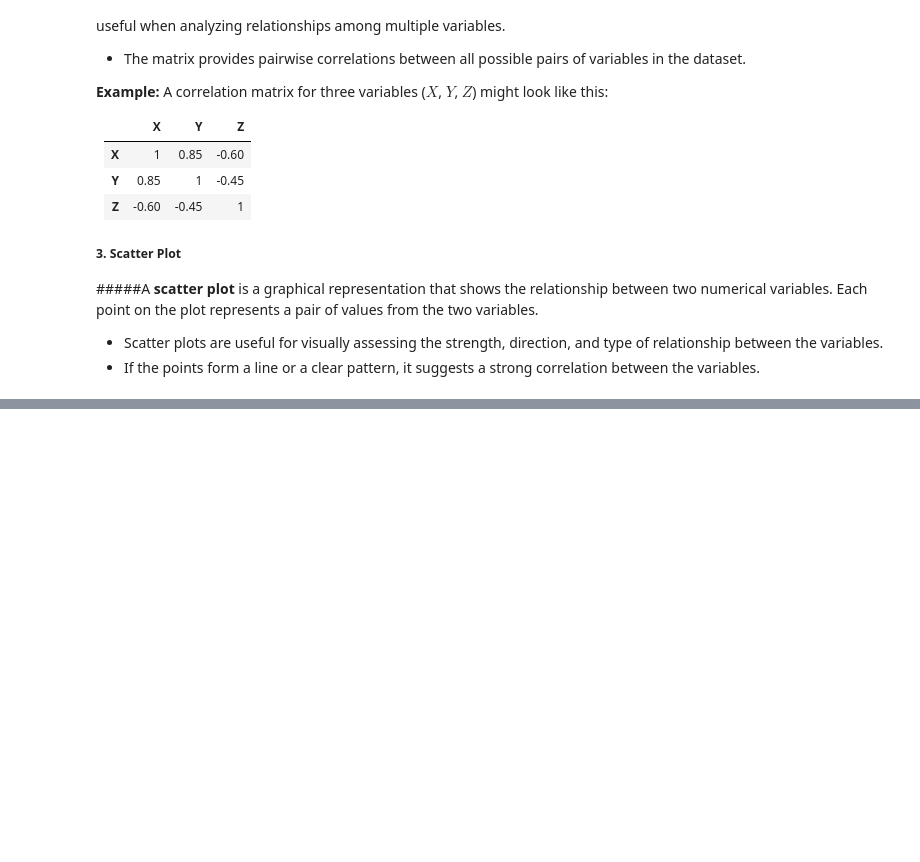
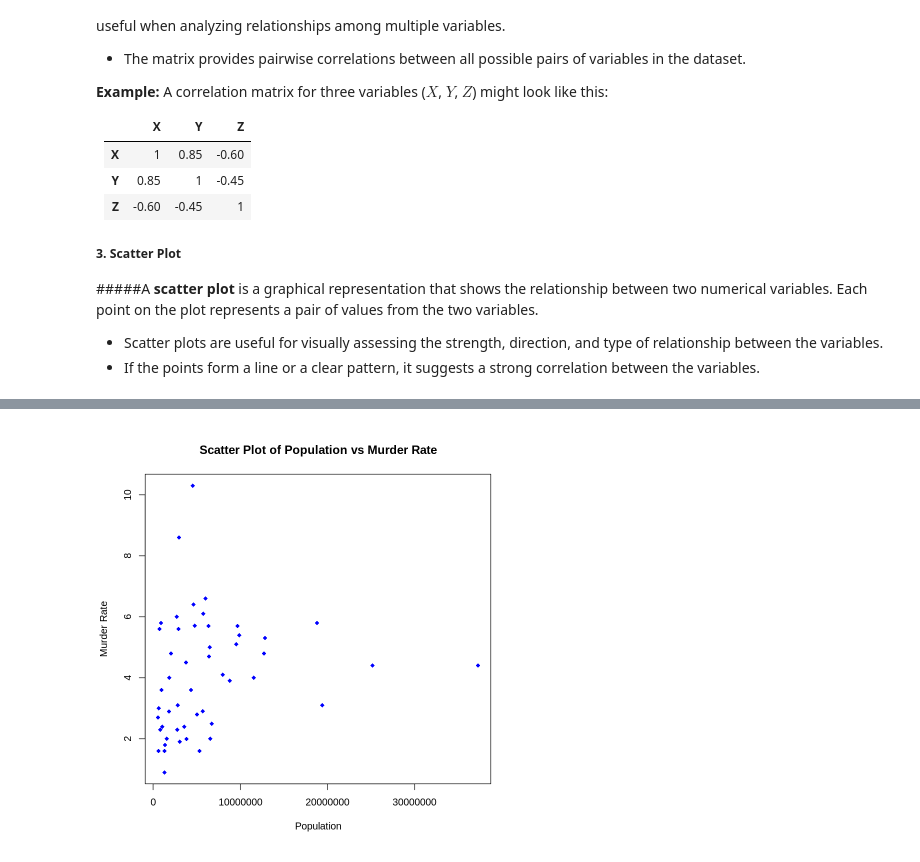
Before and after one commit to davidofitaly/notes_02_50_key_stats_ds, a Jupyter notebook: 01_chapter/01_raw_notes.ipynb, the cells around one changed output, grey strips where cells are left out. Saved outputs shown, nothing was run; the diff lists cells and outputs as text; code cells hidden in the pictures; blank space fills up the shorter version.

```diff
--- a/01_chapter/01_raw_notes.ipynb
+++ b/01_chapter/01_raw_notes.ipynb
@@ -576,0 +595,12 @@ dfw_barplot = barplot(as.matrix(data_dfw) / 6,              # Convert data_dfw t
+# %%
+options(scipen = 10) # Turn off scientific notation
+
+# Create a scatter plot
+plot(data_state$Population, data_state$Murder.Rate,  # Data for x (Population) and y (Murder Rate) axes
+     main = "Scatter Plot of Population vs Murder Rate",  # Title of the plot
+     xlab = "Population",  # Label for the x-axis
+     ylab = "Murder Rate",  # Label for the y-axis
+     col = "blue",  # Color of the points
+     pch = 18)  # Use solid diamonds as point markers
+# %% [output]
+[figure, added]
```
Also changed, not shown: parts of 5 cells of this notebook.
